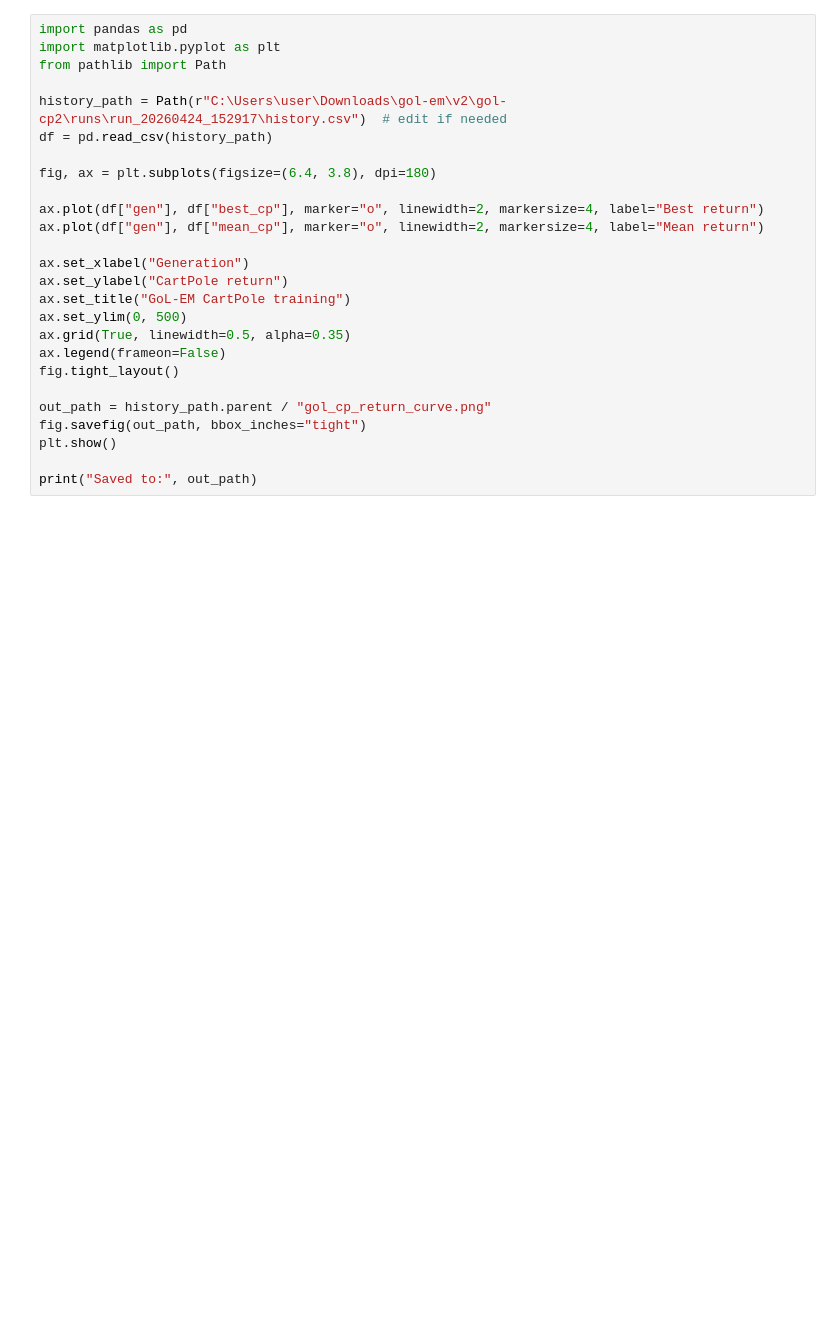
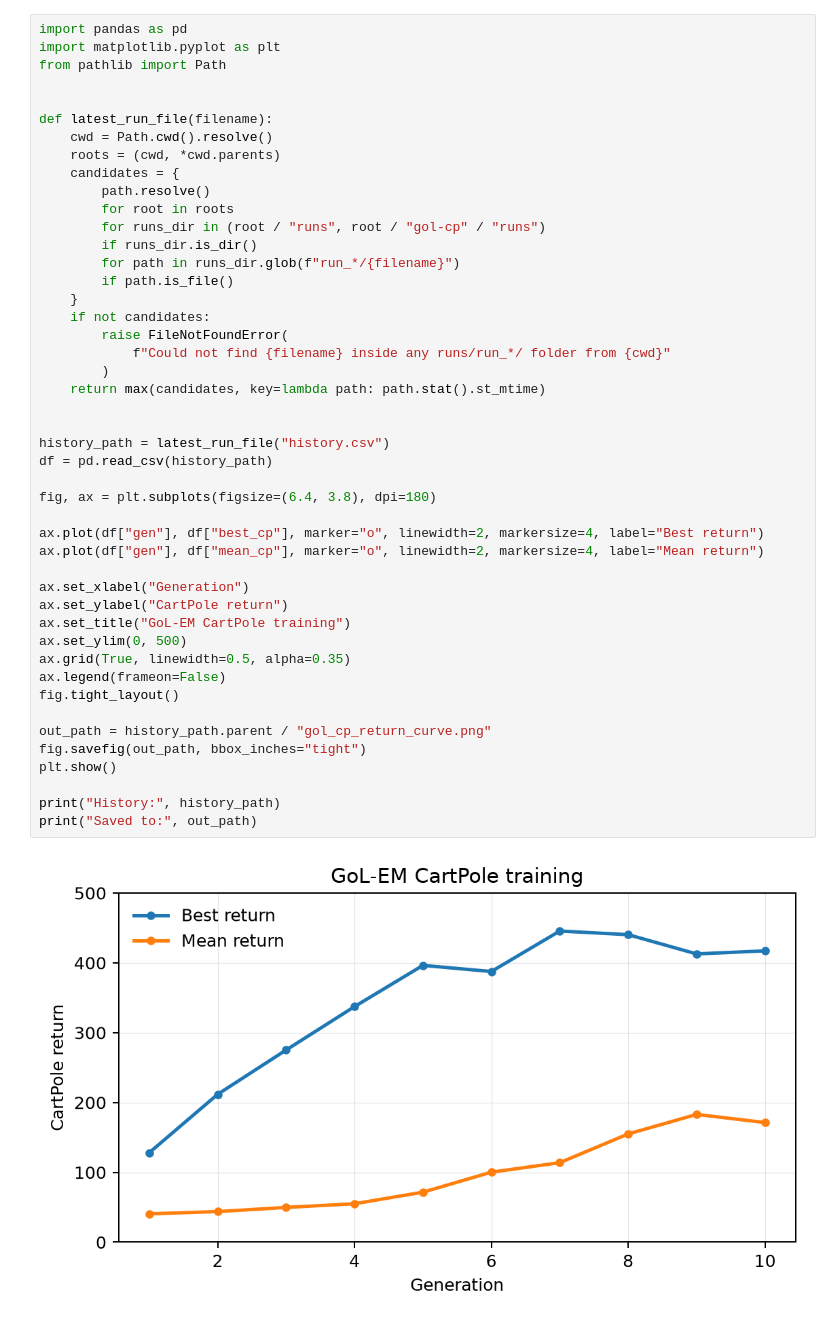
Before and after one commit to Abuithisao/CSCHTTT-Emergent-Models, a Jupyter notebook: gol-cp/charts.ipynb, the cells around one changed output. Saved outputs shown, nothing was run; the diff lists cells and outputs as text; blank space fills up the shorter version.

Commit message:
Fix charts notebook run paths

```diff
--- a/gol-cp/charts.ipynb
+++ b/gol-cp/charts.ipynb
@@ -1,27 +1,48 @@
 # %%
 import pandas as pd
 import matplotlib.pyplot as plt
 from pathlib import Path
 
-history_path = Path(r"C:\Users\user\Downloads\gol-em\v2\gol-cp2\runs\run_20260424_152917\history.csv")  # edit if needed
+
+def latest_run_file(filename):
+    cwd = Path.cwd().resolve()
+    roots = (cwd, *cwd.parents)
+    candidates = {
+        path.resolve()
+        for root in roots
+        for runs_dir in (root / "runs", root / "gol-cp" / "runs")
+        if runs_dir.is_dir()
+        for path in runs_dir.glob(f"run_*/{filename}")
+        if path.is_file()
+    }
+    if not candidates:
+        raise FileNotFoundError(
+            f"Could not find {filename} inside any runs/run_*/ folder from {cwd}"
+        )
+    return max(candidates, key=lambda path: path.stat().st_mtime)
+
+
+history_path = latest_run_file("history.csv")
 df = pd.read_csv(history_path)
 
 fig, ax = plt.subplots(figsize=(6.4, 3.8), dpi=180)
 
 ax.plot(df["gen"], df["best_cp"], marker="o", linewidth=2, markersize=4, label="Best return")
 ax.plot(df["gen"], df["mean_cp"], marker="o", linewidth=2, markersize=4, label="Mean return")
 
 ax.set_xlabel("Generation")
 ax.set_ylabel("CartPole return")
 ax.set_title("GoL-EM CartPole training")
 ax.set_ylim(0, 500)
 ax.grid(True, linewidth=0.5, alpha=0.35)
 ax.legend(frameon=False)
 fig.tight_layout()
 
 out_path = history_path.parent / "gol_cp_return_curve.png"
 fig.savefig(out_path, bbox_inches="tight")
 plt.show()
 
+print("History:", history_path)
 print("Saved to:", out_path)
 # %% [output]
+[figure, added]
```
Also changed, not shown: parts of 2 cells of this notebook.
